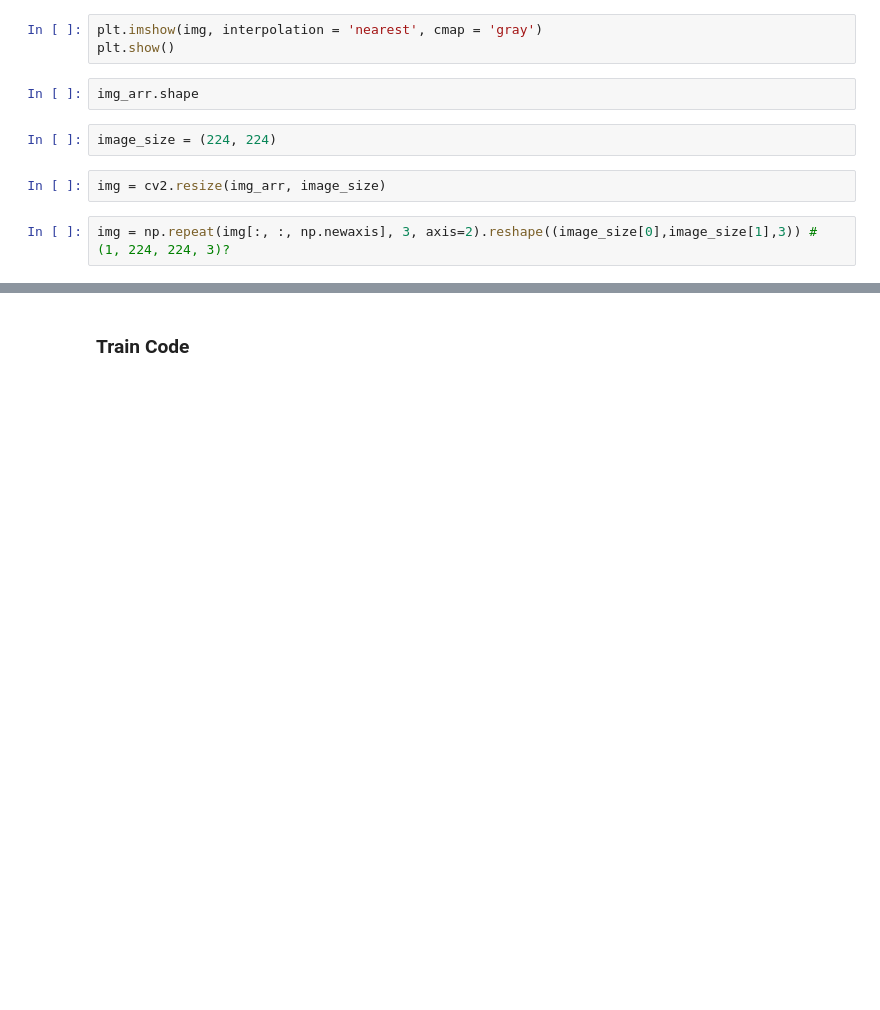
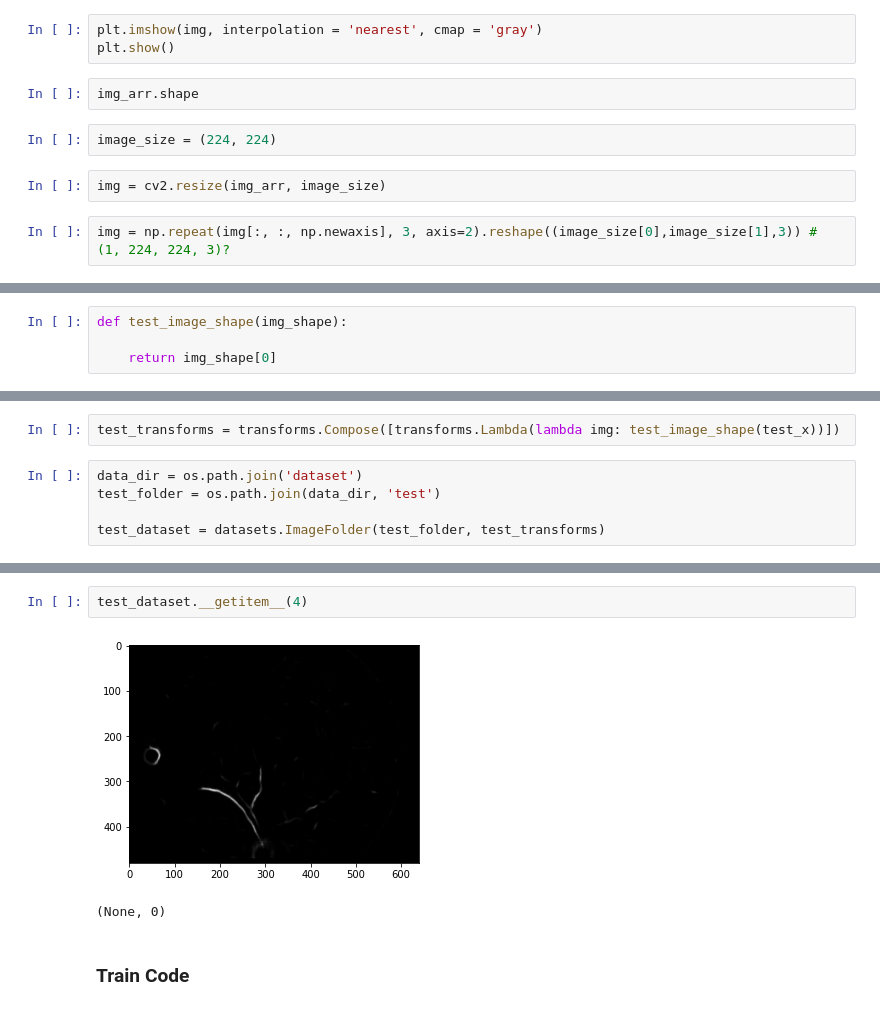
Before and after one commit to Centrattic/race, a Jupyter notebook: classifier_experiments/train.ipynb, the cells around one changed output, grey strips where cells are left out. Drawn from its saved outputs; the diff is of its cells as text; blank space fills up the shorter version.

```diff
--- a/classifier_experiments/train.ipynb
+++ b/classifier_experiments/train.ipynb
@@ -252,0 +420,4 @@ img = np.repeat(img[:, :, np.newaxis], 3, axis=2).reshape((image_size[0],image_s
+# %%
+def test_image_shape(img_shape):
+
+    return img_shape[0]
@@ -252,0 +432,7 @@ img = np.repeat(img[:, :, np.newaxis], 3, axis=2).reshape((image_size[0],image_s
+# %%
+test_transforms = transforms.Compose([transforms.Lambda(lambda img: test_image_shape(test_x))])
+# %%
+data_dir = os.path.join('dataset')
+test_folder = os.path.join(data_dir, 'test')
+
+test_dataset = datasets.ImageFolder(test_folder, test_transforms)
@@ -253,3 +443,8 @@ img = np.repeat(img[:, :, np.newaxis], 3, axis=2).reshape((image_size[0],image_s
+# %%
+test_dataset.__getitem__(4)
+# %% [output]
+[figure, added]
+(None, 0)
 # %% [markdown]
 ### Train Code
 # %%
```
Also changed, not shown: parts of 62 cells of this notebook, 4 other files.
